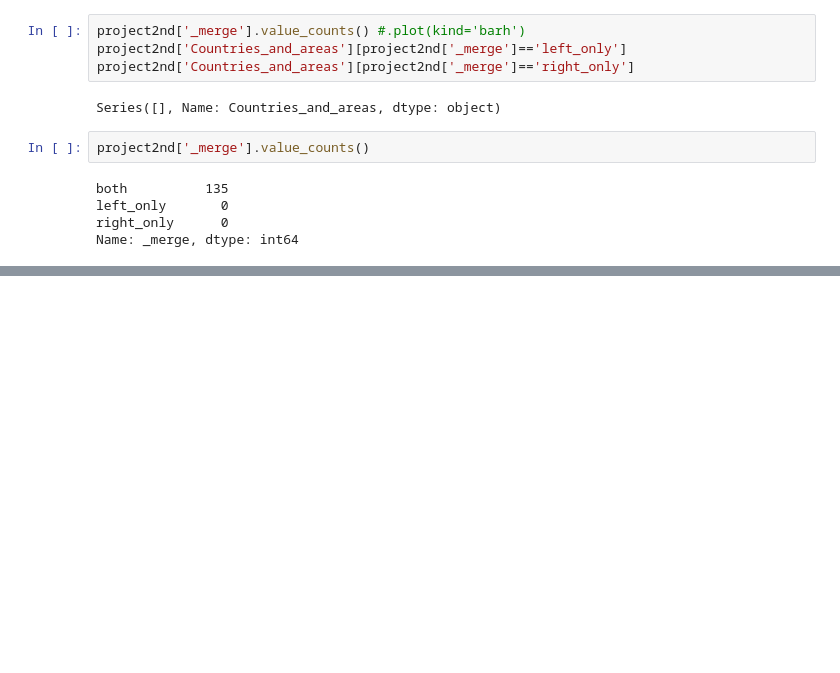
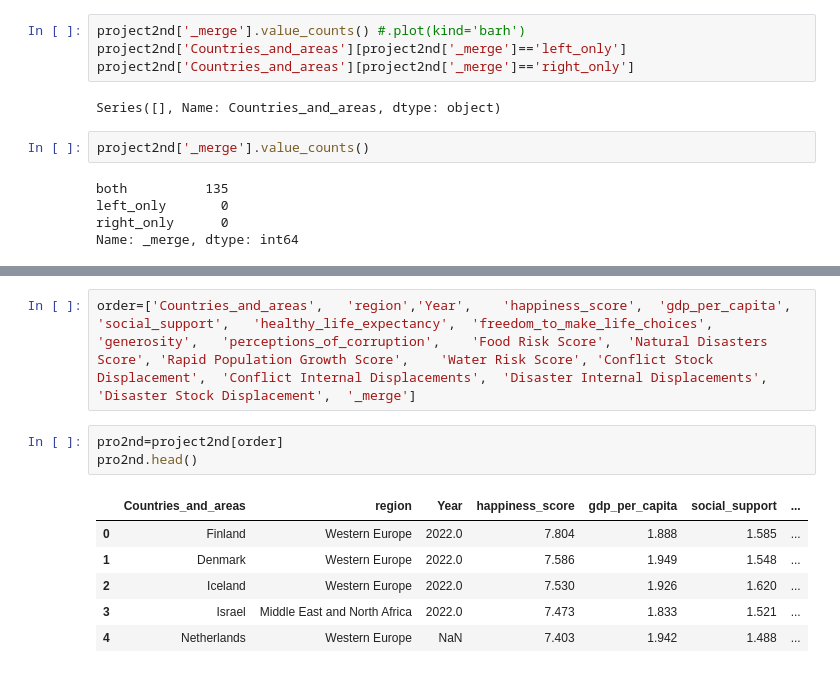
Before and after one commit to shimjide123/datman, a Jupyter notebook: PS3_by_Yu_Nong.ipynb, the cells around one changed output, grey strips where cells are left out. Drawn from its saved outputs; the diff is of its cells as text; blank space fills up the shorter version.

```diff
--- a/PS3_by_Yu_Nong.ipynb
+++ b/PS3_by_Yu_Nong.ipynb
@@ -697,0 +750,12 @@ project2nd.head()
+# %%
+order=['Countries_and_areas',	'region','Year',	'happiness_score',	'gdp_per_capita',	'social_support',	'healthy_life_expectancy',	'freedom_to_make_life_choices',	'generosity',	'perceptions_of_corruption',	'Food Risk Score',	'Natural Disasters Score',	'Rapid Population Growth Score',	'Water Risk Score',	'Conflict Stock Displacement',	'Conflict Internal Displacements',	'Disaster Internal Displacements',	'Disaster Stock Displacement',	'_merge']
+# %%
+pro2nd=project2nd[order]
+pro2nd.head()
+# %% [output]
+|  | Countries_and_areas | region | Year | happiness_score | gdp_per_capita | social_support | ... |
+| 0 | Finland | Western Europe | 2022.0 | 7.804 | 1.888 | 1.585 | ... |
+| 1 | Denmark | Western Europe | 2022.0 | 7.586 | 1.949 | 1.548 | ... |
+| 2 | Iceland | Western Europe | 2022.0 | 7.530 | 1.926 | 1.620 | ... |
+| 3 | Israel | Middle East and North Africa | 2022.0 | 7.473 | 1.833 | 1.521 | ... |
+| 4 | Netherlands | Western Europe | NaN | 7.403 | 1.942 | 1.488 | ... |
```
Also changed, not shown: parts of 9 cells of this notebook.
